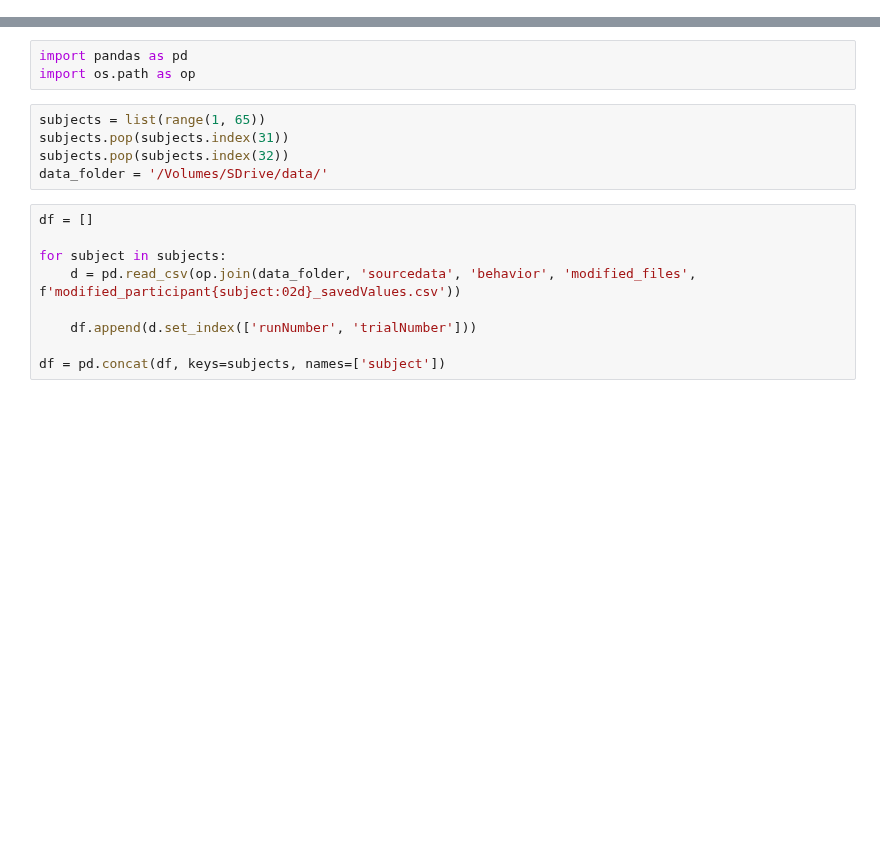
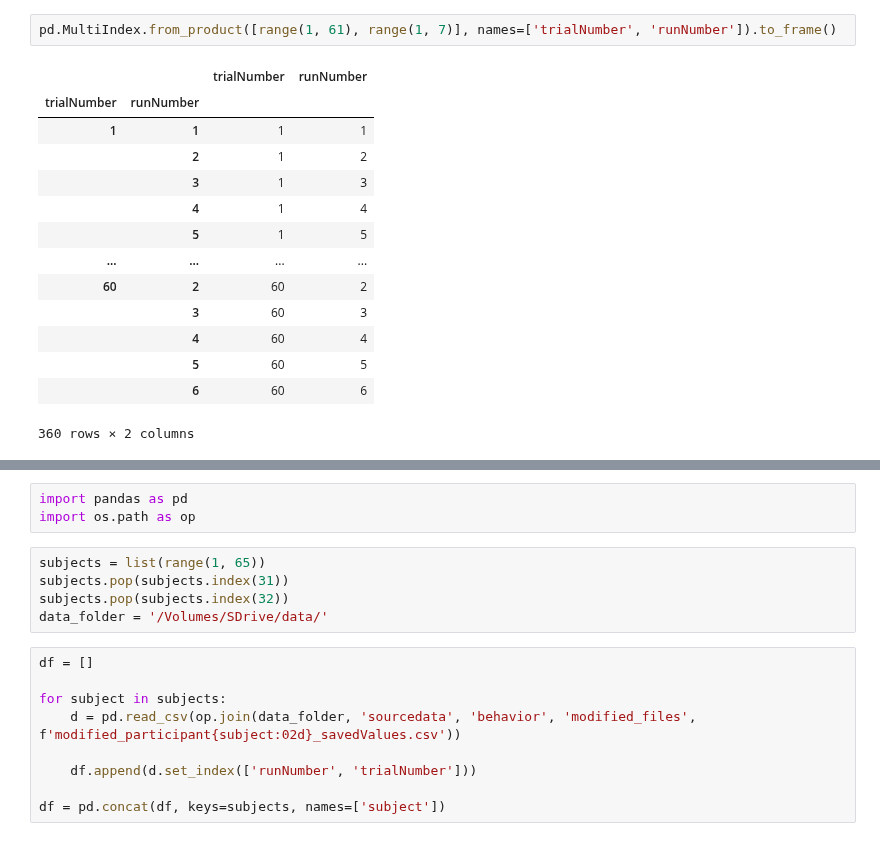
Before and after one commit to ruffgroup/multlearn, a Jupyter notebook: Modelling/Fitting/Untitled-1.ipynb, the cells around one changed output, grey strips where cells are left out. Drawn from its saved outputs; the diff is of its cells as text; blank space fills up the shorter version.

```diff
--- a/Modelling/Fitting/Untitled-1.ipynb
+++ b/Modelling/Fitting/Untitled-1.ipynb
@@ -0,0 +38,17 @@
+# %%
+pd.MultiIndex.from_product([range(1, 61), range(1, 7)], names=['trialNumber', 'runNumber']).to_frame()
+# %% [output]
+|  |  | trialNumber | runNumber |
+| trialNumber | runNumber |  |  |
+| 1 | 1 | 1 | 1 |
+|  | 2 | 1 | 2 |
+|  | 3 | 1 | 3 |
+|  | 4 | 1 | 4 |
+|  | 5 | 1 | 5 |
+| ... | ... | ... | ... |
+| 60 | 2 | 60 | 2 |
+|  | 3 | 60 | 3 |
+|  | 4 | 60 | 4 |
+|  | 5 | 60 | 5 |
+|  | 6 | 60 | 6 |
+360 rows × 2 columns
```
Also changed, not shown: parts of 8 cells of this notebook, 25 other files.
